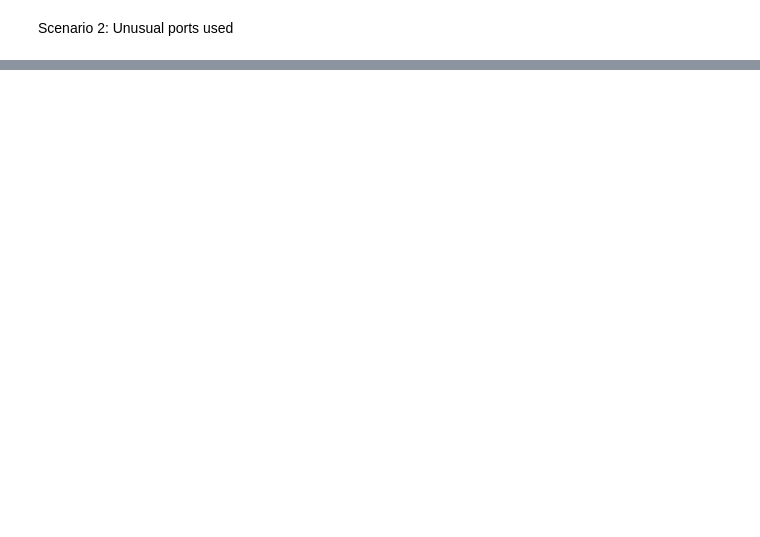
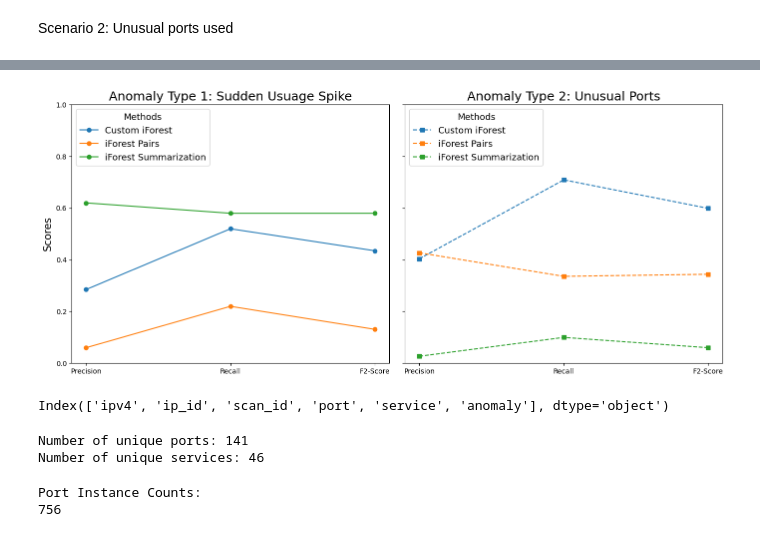
Before and after one commit to cdjidjev/custom_iForest, a Jupyter notebook: processingTrees_update.ipynb, the cells around one changed output, grey strips where cells are left out. Saved outputs shown, nothing was run; the diff lists cells and outputs as text; code cells hidden in the pictures; blank space fills up the shorter version.

```diff
--- a/processingTrees_update.ipynb
+++ b/processingTrees_update.ipynb
@@ -876,0 +932,74 @@ df.head(100)
+# %%
+import matplotlib.pyplot as plt
+import numpy as np
+
+# Data for plotting
+methods = ['Custom iForest', 'iForest Pairs', 'iForest Summarization']
+metrics = ['Precision', 'Recall', 'F2-Score']
+
+# Reshape data for plotting
+anomaly_1_scores = np.array([
+    [0.285, 0.520, 0.435],  # Custom iForest
+    [0.060, 0.220, 0.131],  # iForest Pairs
+    [0.62, 0.58, 0.58]      # iForest Summarization
+])
+
+anomaly_2_scores = np.array([
+    [0.404, 0.709, 0.599],  # Custom iForest
+    [0.427, 0.336, 0.344],
+    [0.027, 0.100, 0.060]   # iForest Summarization
+])
+
+# Create subplots
+fig, axs = plt.subplots(1, 2, figsize=(14, 6), sharey=True)
+
+# Plot for Anomaly Type 1
+for i, method in enumerate(methods):
+    axs[0].plot(metrics, anomaly_1_scores[i], marker='o', label=method)
+axs[0].set_title("Anomaly Type 1: Sudden Usuage Spike", fontsize=18)
+axs[0].set_ylabel("Scores", fontsize=15)
+axs[0].set_ylim(0, 1)  # Set consistent scale for scores
+legend = axs[0].legend(title="Methods", loc='upper left', fontsize=13)
+legend.set_title("Methods", prop={'size': 13})
+
+# Plot for Anomaly Type 2
+for i, method in enumerate(methods):
+    axs[1].plot(metrics, anomaly_2_scores[i], marker='s', linestyle='--', label=method)
+axs[1].set_title("Anomaly Type 2: Unusual Ports", fontsize=18)
+axs[0].set_ylabel("Scores", fontsize=15)
+axs[1].set_ylim(0, 1)  # Set consistent scale for scores
+legend = axs[1].legend(title="Methods", loc='upper left', fontsize=13)
+legend.set_title("Methods", prop={'size': 13})
+# Adjust layout
+plt.tight_layout()
+plt.savefig("scores.pdf")
+# %% [output]
+[figure, added]
+# %%
+df.columns
+# %% [output]
+Index(['ipv4', 'ip_id', 'scan_id', 'port', 'service', 'anomaly'], dtype='object')
+# %%
+unique_ports = df['port'].explode().unique()
+unique_services = df['service'].explode().unique()
+
+print(f"Number of unique ports: {len(unique_ports)}")
+print(f"Number of unique services: {len(unique_services)}")
+# %% [output]
+Number of unique ports: 141
+Number of unique services: 46
+# %%
+import pandas as pd
+
+# Assuming your DataFrame is called 'df'
+port_lengths = df['port'].explode().value_counts()
+
+sum = 0
+print("Port Instance Counts:")
+for port, count in port_lengths.items():
+    sum += count
+
+print(sum)
+# %% [output]
+Port Instance Counts:
+756
```
Also changed, not shown: parts of 24 cells of this notebook, 20 other files.
